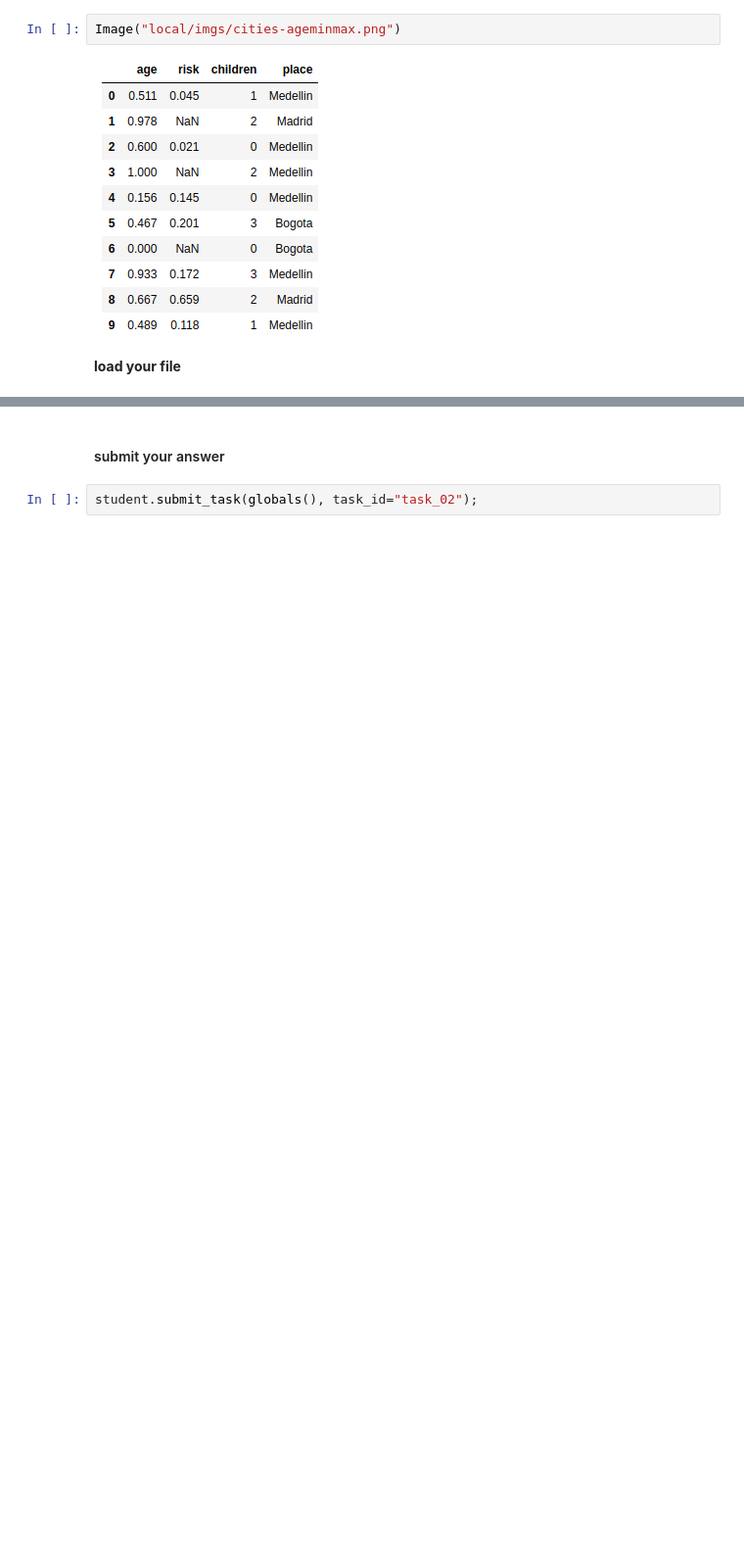
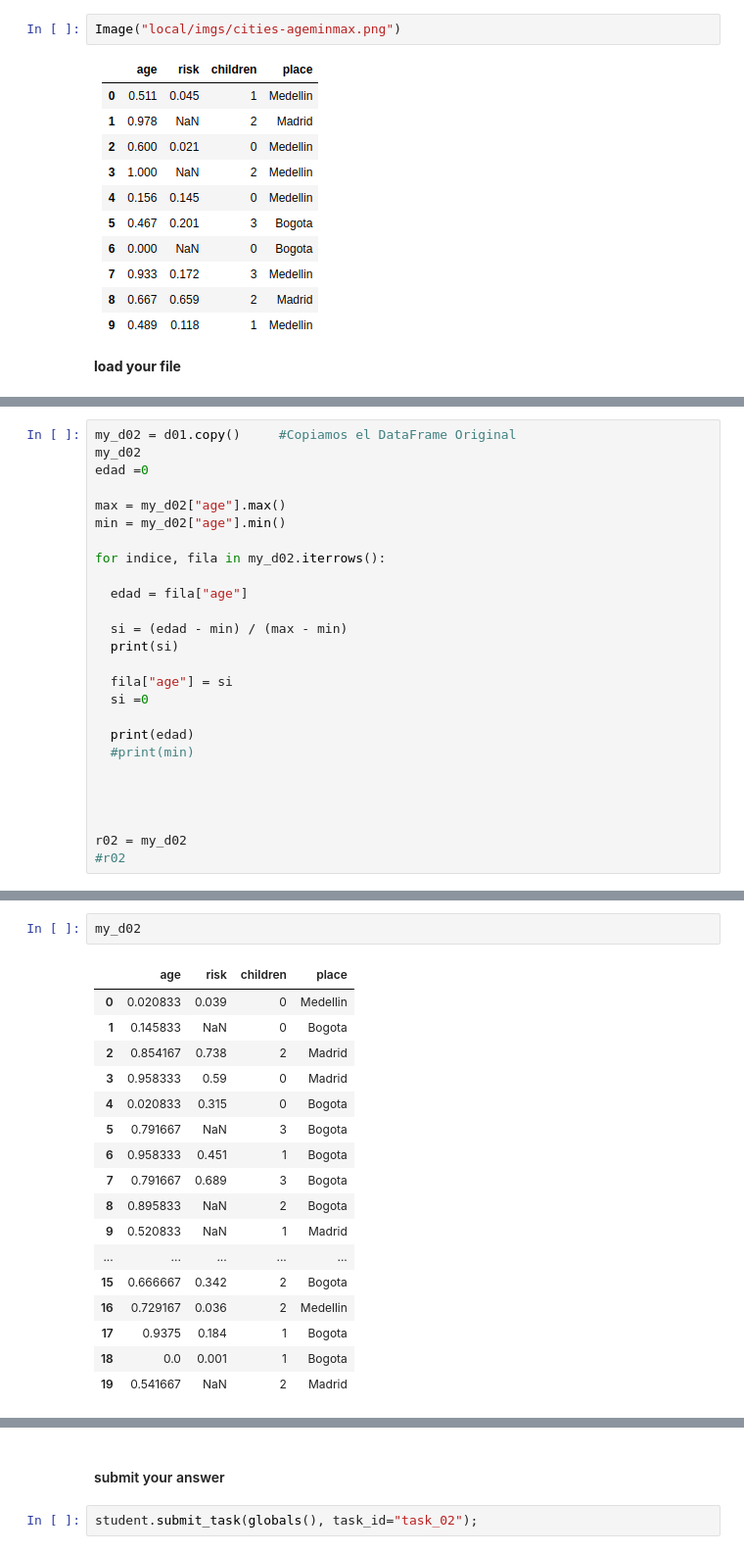
Before and after one commit to cristianpenagos/IAUdeA, a Jupyter notebook: Copia de LAB 04.01 - CLEANING DATA.ipynb, the cells around one changed output, grey strips where cells are left out. Shown at 98% size. Drawn from its saved outputs; the diff is of its cells as text; blank space fills up the shorter version.

```diff
--- a/Copia de LAB 04.01 - CLEANING DATA.ipynb
+++ b/Copia de LAB 04.01 - CLEANING DATA.ipynb
@@ -169,0 +168,26 @@ r02
+# %%
+my_d02 = d01.copy()     #Copiamos el DataFrame Original
+my_d02
+edad =0
+
+max = my_d02["age"].max()
+min = my_d02["age"].min()
+
+for indice, fila in my_d02.iterrows():
+
+  edad = fila["age"]
+
+  si = (edad - min) / (max - min)
+  print(si)
+
+  fila["age"] = si
+  si =0
+
+  print(edad)
+  #print(min)
+
+
+
+
+r02 = my_d02
+#r02
@@ -169,0 +212,20 @@ r02
+# %%
+my_d02
+# %% [output]
+|  | age | risk | children | place |
+| 0 | 0.020833 | 0.039 | 0 | Medellin |
+| 1 | 0.145833 | NaN | 0 | Bogota |
+| 2 | 0.854167 | 0.738 | 2 | Madrid |
+| 3 | 0.958333 | 0.59 | 0 | Madrid |
+| 4 | 0.020833 | 0.315 | 0 | Bogota |
+| 5 | 0.791667 | NaN | 3 | Bogota |
+| 6 | 0.958333 | 0.451 | 1 | Bogota |
+| 7 | 0.791667 | 0.689 | 3 | Bogota |
+| 8 | 0.895833 | NaN | 2 | Bogota |
+| 9 | 0.520833 | NaN | 1 | Madrid |
+| ... | ... | ... | ... | ... |
+| 15 | 0.666667 | 0.342 | 2 | Bogota |
+| 16 | 0.729167 | 0.036 | 2 | Medellin |
+| 17 | 0.9375 | 0.184 | 1 | Bogota |
+| 18 | 0.0 | 0.001 | 1 | Bogota |
+| 19 | 0.541667 | NaN | 2 | Madrid |
```
Also changed, not shown: parts of 6 cells of this notebook.
